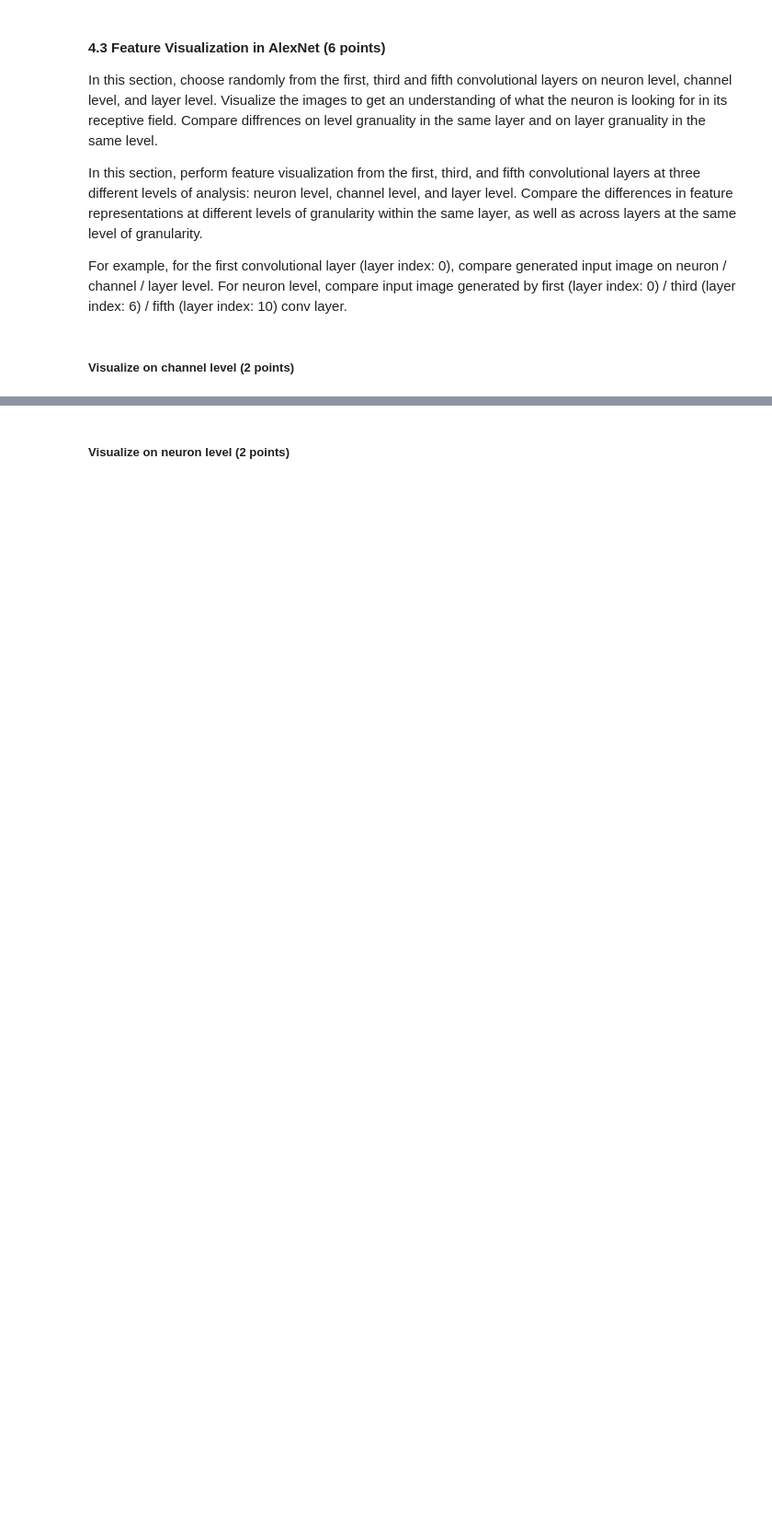
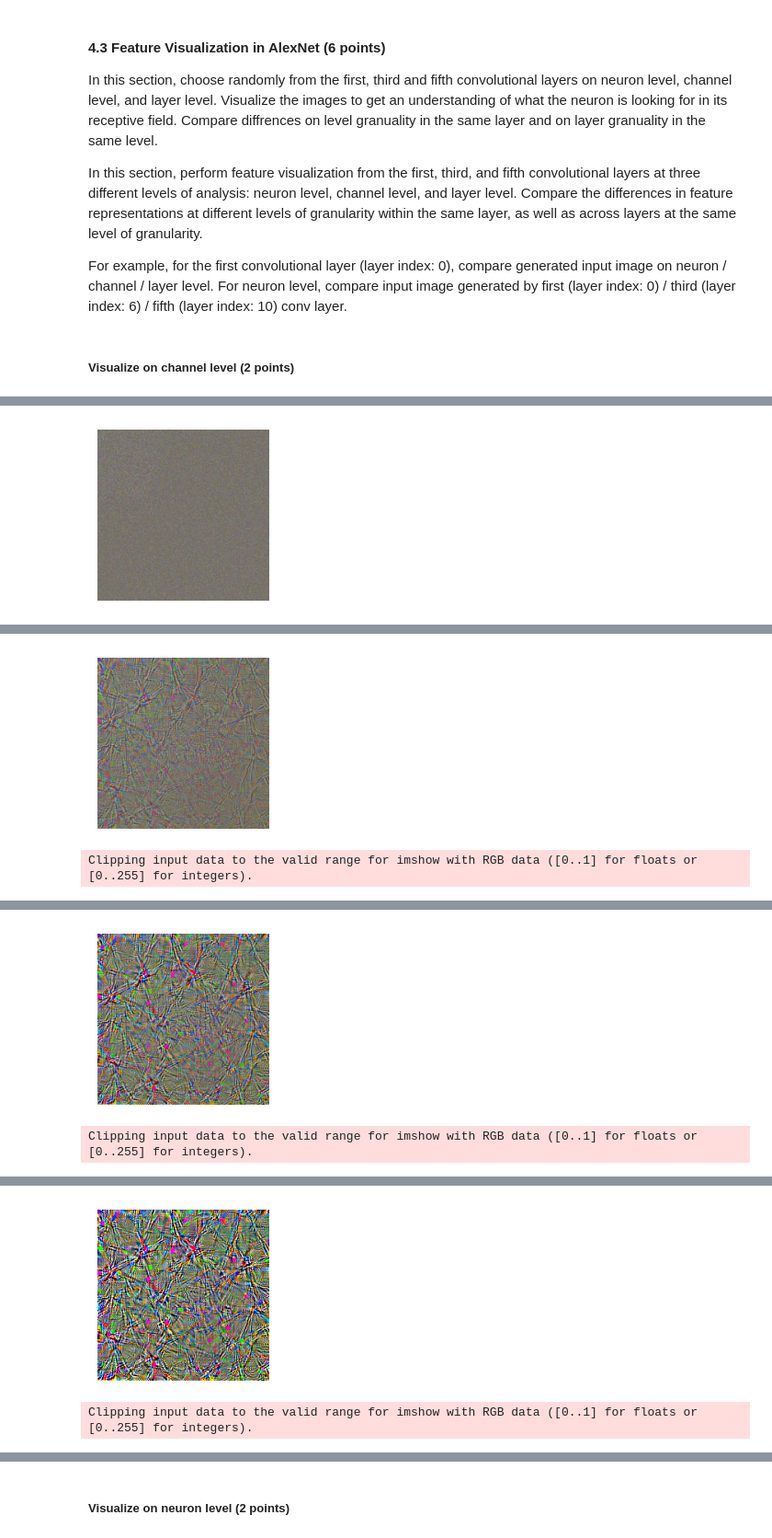
Before and after one commit to tpeat/snn-experiments, a Jupyter notebook: lab2/CSE8803_BMI_Lab2_Tutorial.ipynb, the cells around one changed output, grey strips where cells are left out. Shown at 92% size. Saved outputs shown, nothing was run; the diff lists cells and outputs as text; code cells hidden in the pictures; blank space fills up the shorter version.

```diff
--- a/lab2/CSE8803_BMI_Lab2_Tutorial.ipynb
+++ b/lab2/CSE8803_BMI_Lab2_Tutorial.ipynb
@@ -1176,19 +1317,21 @@ def rebuild_image(tensor):
 class ActivationMaximization():
     # TODO: add your implementation here.
     # HINT: add more parameters here to support different levels
-    def __init__(self, model, epochs, cnn_layer_idx, cnn_filter_idx):
+    def __init__(self, model, epochs, cnn_layer_idx, cnn_filter_idx, level):
         self.model = model
         self.model.eval()  # set model to evaluation mode
         self.epochs = epochs
         self.cnn_layer_idx = cnn_layer_idx
         self.cnn_filter_idx = cnn_filter_idx
         self.conv_output = 0  # initialize the output of the model for loss
+        self.level = level
 
     def hook_cnn_layer(self):
         # TODO: add your implementation here.
         def hook_fn(module, input, output):
+            self.conv_output = output # but what do I do with input?
 
-        self.model[?].register_forward_hook(hook_fn)
+        self.model[self.cnn_layer_idx].register_forward_hook(hook_fn)
 
     def vis_cnn_layer(self):
         # initiate hook function
@@ -1201,6 +1344,25 @@ class ActivationMaximization():
         optimizer = optim.Adam([processed_image], lr=0.1, weight_decay=1e-6)
         for i in range(1, self.epochs):
             # TODO: add your implementation here.
+            optimizer.zero_grad()
+            self.model(processed_image)
+            if self.level == 'neuron':
+                channel_idx, x, y = self.cnn_filter_idx
+                # takes batch of zero, plus some channel, x, y index
+                loss = -self.conv_output[0, channel_idx, x, y]
+            elif self.level == 'channel':
+                # borrowed from implementation above
+                loss = -torch.mean(self.conv_output[0, self.cnn_filter_idx])
+            elif self.level == 'layer':
+                # same as original ActivateMaximization
+                loss = -torch.mean(self.conv_output)
+            # step gradients for viz (model weights don't update)
+            loss.backward()
+            optimizer.step()
+            if i % 10 == 0:
+                print(f'Iteration: {i}, Loss: {loss.item():.4f}')
+                img = rebuild_image(processed_image)
+                show_image(img)
 # %% [markdown]
 ##### Visualize on channel level (2 points)
 # %%
@@ -1208,8 +1370,10 @@ class ActivationMaximization():
 cnn_layer_idx = 10
 cnn_filter_idx = 28
 epochs = 51
+level = 'channel'
 
 model_alexnet = models.alexnet(pretrained=True).features
 
-activation_maximization = ActivationMaximization(model_alexnet, epochs, cnn_layer_idx, cnn_filter_idx)
+activation_maximization = ActivationMaximization(model_alexnet, epochs, cnn_layer_idx, cnn_filter_idx, level=level)
 activation_maximization.vis_cnn_layer()
+# %% [output]
@@ -1215,0 +1381 @@ activation_maximization.vis_cnn_layer()
+[figure, added]
@@ -1215,0 +1383,2 @@ activation_maximization.vis_cnn_layer()
+[figure, added]
+Clipping input data to the valid range for imshow with RGB data ([0..1] for floats or [0..255] for integers).
@@ -1215,0 +1386,2 @@ activation_maximization.vis_cnn_layer()
+[figure, added]
+Clipping input data to the valid range for imshow with RGB data ([0..1] for floats or [0..255] for integers).
@@ -1215,0 +1389,2 @@ activation_maximization.vis_cnn_layer()
+[figure, added]
+Clipping input data to the valid range for imshow with RGB data ([0..1] for floats or [0..255] for integers).
```
Also changed, not shown: parts of 34 cells of this notebook.
